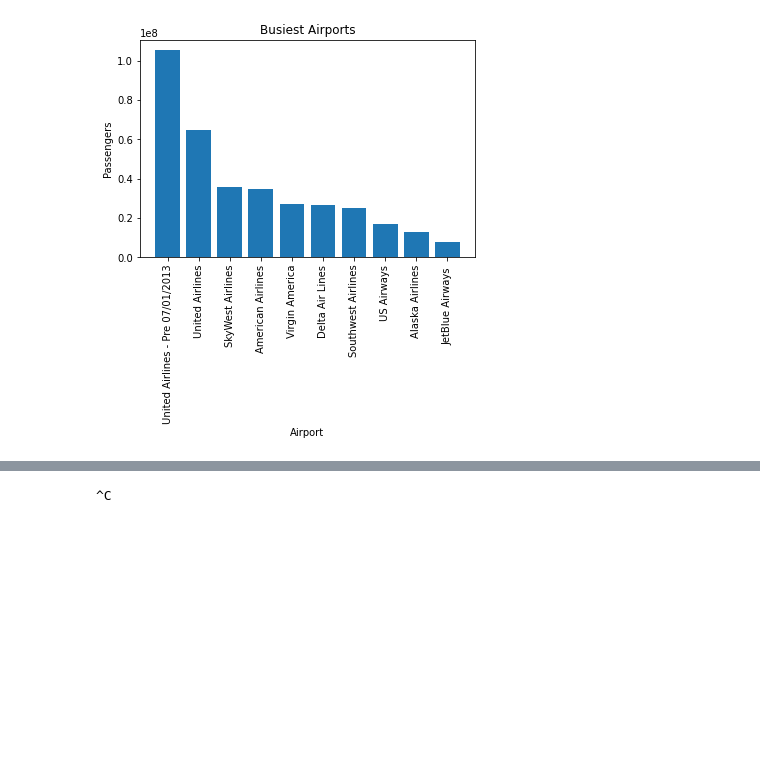
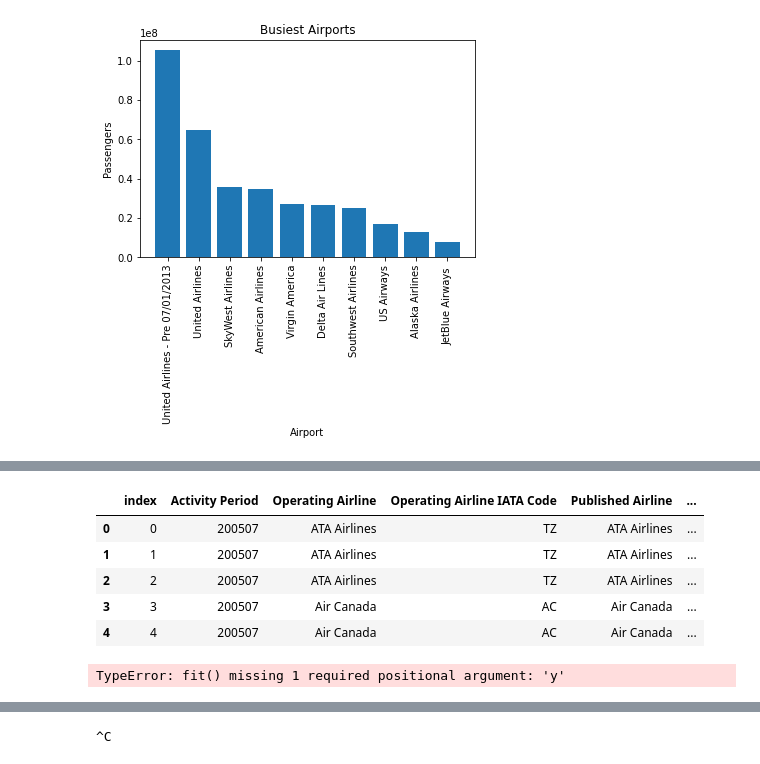
Before and after one commit to Stemt/DS-groep-6, a Jupyter notebook: Case-2/case_2.ipynb, the cells around one changed output, grey strips where cells are left out. Cells and saved outputs as stored; diff of their text form; code cells hidden in the pictures; blank space fills up the shorter version.

Commit message:
Linear Resression moet aangepast worden

```diff
--- a/Case-2/case_2.ipynb
+++ b/Case-2/case_2.ipynb
@@ -71,0 +109,11 @@ plt.show()
+# %%
+Air_Traffic['Price Category Code'].replace(['Low Fare', 'Other'], [1, 2], inplace=True)
+# %%
+Air_Traffic.head()
+# %% [output]
+|  | index | Activity Period | Operating Airline | Operating Airline IATA Code | Published Airline | ... |
+| 0 | 0 | 200507 | ATA Airlines | TZ | ATA Airlines | ... |
+| 1 | 1 | 200507 | ATA Airlines | TZ | ATA Airlines | ... |
+| 2 | 2 | 200507 | ATA Airlines | TZ | ATA Airlines | ... |
+| 3 | 3 | 200507 | Air Canada | AC | Air Canada | ... |
+| 4 | 4 | 200507 | Air Canada | AC | Air Canada | ... |
@@ -71,0 +131,18 @@ plt.show()
+# %%
+#print(Air_Traffic[['Year','Passenger Count']])
+#print(Air_Traffic.head())
+#print( Air_Traffic[['Passenger Count','Year','Price Category Code']])
+
+
+X = Air_Traffic[['Passenger Count', 'Year', 'Price Category Code']].values.reshape(-1, 1)
+model = LinearRegression()
+model.fit(X)
+
+x_range = np.linspace(X.min(), X.max(), 100)
+y_range = model.predict(x_range.reshape(-1, 1))
+
+fig = px.scatter(Air_Traffic, x='Passenger Count', y='Year', opacity=0.50)
+fig.add_traces(go.Scatter(x=x_range, y=y_range, name='Regression Fit'))
+fig.show()
+# %% [output]
+TypeError: fit() missing 1 required positional argument: 'y'
```
Also changed, not shown: parts of 11 cells of this notebook.
